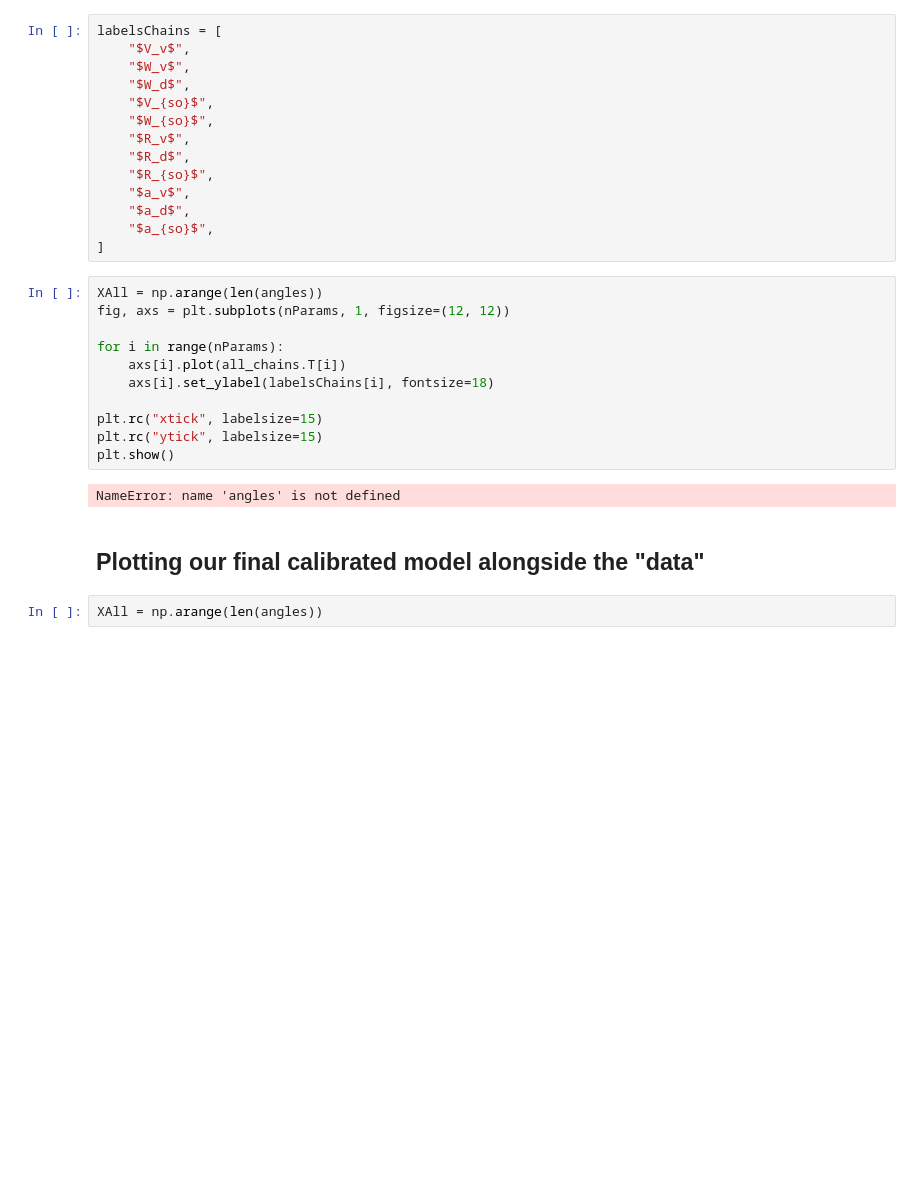
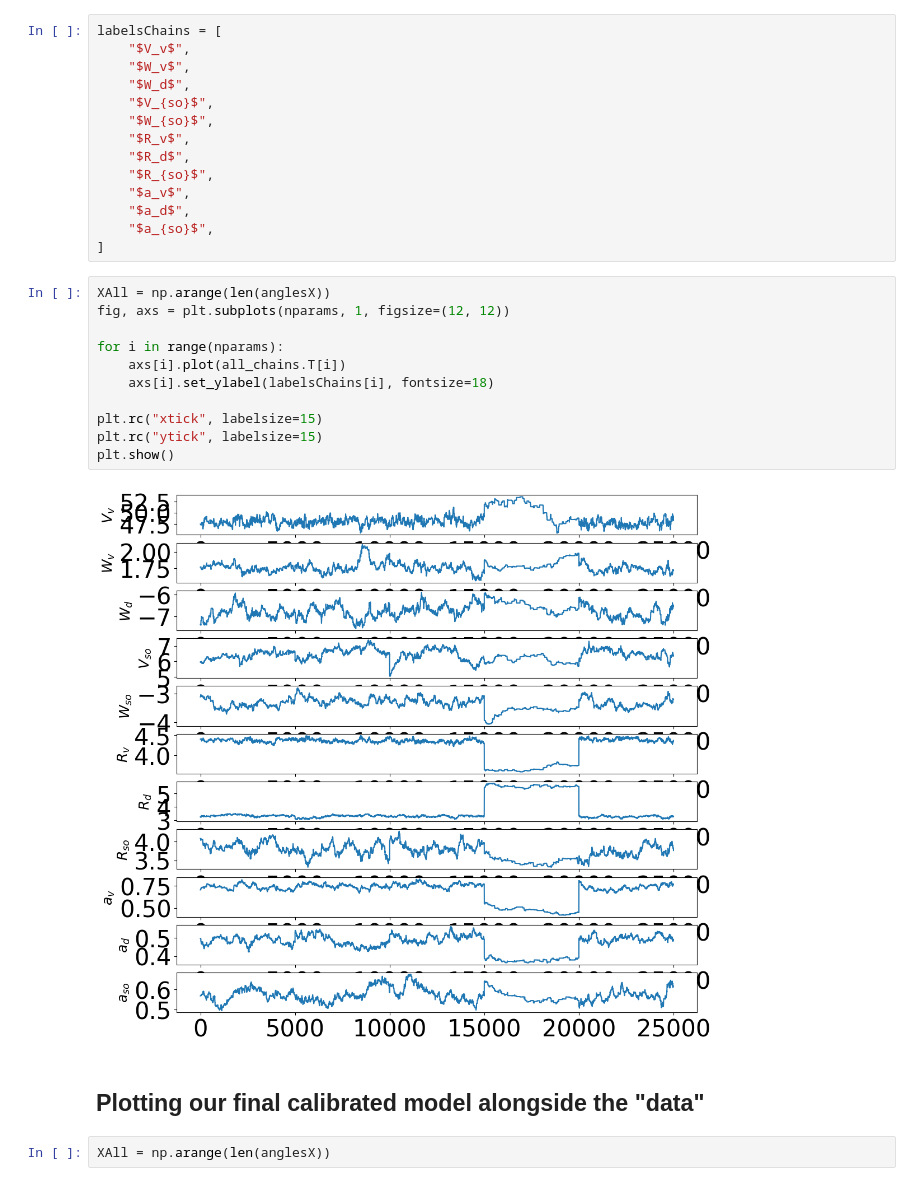
Before and after one commit to bandframework/rose, a Jupyter notebook: tutorials/ROSE_tutorial_2_optical_potential_surmise_UQ.ipynb, the cells around one changed output. Drawn from its saved outputs; the diff is of its cells as text; blank space fills up the shorter version.

```diff
--- a/tutorials/ROSE_tutorial_2_optical_potential_surmise_UQ.ipynb
+++ b/tutorials/ROSE_tutorial_2_optical_potential_surmise_UQ.ipynb
@@ -433,22 +467,22 @@ labelsChains = [
     "$a_{so}$",
 ]
 # %%
-XAll = np.arange(len(angles))
-fig, axs = plt.subplots(nParams, 1, figsize=(12, 12))
+XAll = np.arange(len(anglesX))
+fig, axs = plt.subplots(nparams, 1, figsize=(12, 12))
 
-for i in range(nParams):
+for i in range(nparams):
     axs[i].plot(all_chains.T[i])
     axs[i].set_ylabel(labelsChains[i], fontsize=18)
 
 plt.rc("xtick", labelsize=15)
 plt.rc("ytick", labelsize=15)
 plt.show()
 # %% [output]
-NameError: name 'angles' is not defined
+[figure, added]
 # %% [markdown]
 ## Plotting our final calibrated model alongside the "data"
 # %%
-XAll = np.arange(len(angles))
+XAll = np.arange(len(anglesX))
 # %%
 # %#%time
 rng = np.random.default_rng()
```
Also changed, not shown: parts of 13 cells of this notebook.
